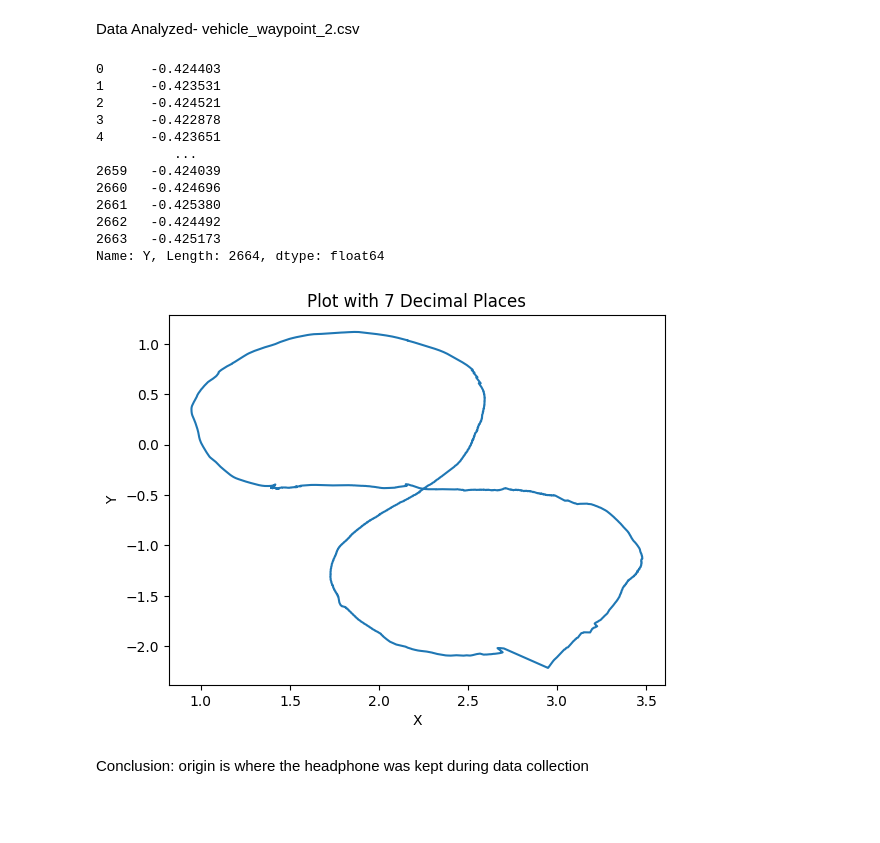
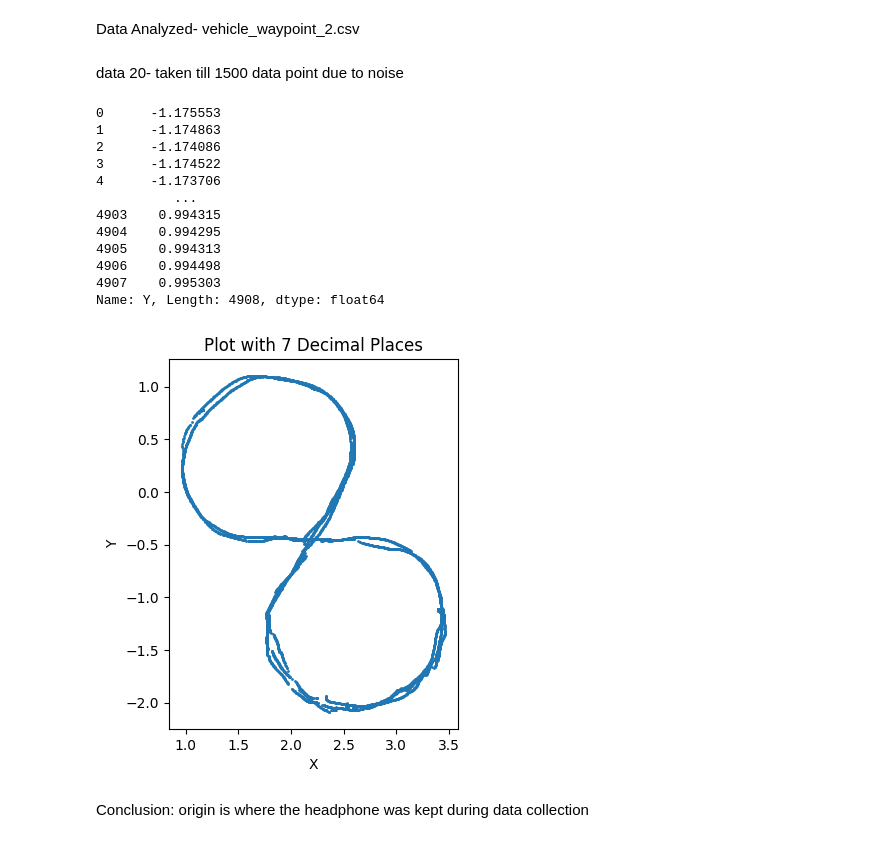
Before and after one commit to shilpa2301/Reinforcement_Learning_project, a Jupyter notebook: Data_visualization/data_visualization.ipynb, the cells around one changed output. Cells and saved outputs as stored; diff of their text form; code cells hidden in the pictures; blank space fills up the shorter version.

Commit message:
dump_interpolated_data

```diff
--- a/Data_visualization/data_visualization.ipynb
+++ b/Data_visualization/data_visualization.ipynb
@@ -1,46 +1,54 @@
 # %% [markdown]
 Data Analyzed- vehicle_waypoint_2.csv
+# %% [markdown]
+data 20- taken till 1500 data point due to noise
 # %%
 import pandas as pd
 
-data=pd.read_csv('/content/vehicle_waypoint_2.csv')
+input_file='/content/vehicle_waypoint_21.csv'
+output_file='/content/interpolated_vehicle_waypoint_21.csv'
+
+data=pd.read_csv(input_file)
 
 data.iloc[:, 1]
 # %% [output]
-0      -0.424403
-1      -0.423531
-2      -0.424521
-3      -0.422878
-4      -0.423651
+0      -1.175553
+1      -1.174863
+2      -1.174086
+3      -1.174522
+4      -1.173706
           ...
-2659   -0.424039
-2660   -0.424696
-2661   -0.425380
-2662   -0.424492
-2663   -0.425173
-Name: Y, Length: 2664, dtype: float64
+4903    0.994315
+4904    0.994295
+4905    0.994313
+4906    0.994498
+4907    0.995303
+Name: Y, Length: 4908, dtype: float64
 # %%
 import matplotlib.pyplot as plt
 import numpy as np
 
 # Create x and y data with 7 decimal places
-x = data.iloc[:, 0]  # Generate x values from 0 to 1
-y = data.iloc[:, 1]   # Calculate corresponding y values (sine wave)
+x = data.iloc[:, 0]
+y = data.iloc[:, 1]
+
+#plt.figure(figsize=(10, 10))
+plt.gca().set_aspect('equal')
 
 # Create a plot
-plt.plot(x, y)
+plt.scatter(x, y, s=1)
 
 # Set labels for the x and y axes
 plt.xlabel('X')
 plt.ylabel('Y')
 
 # Set the title of the plot
 plt.title('Plot with 7 Decimal Places')
 
 # Display the plot
 plt.show()
 # %% [output]
-[figure, old version]
+[figure, new version]
 # %% [markdown]
 Conclusion: origin is where the headphone was kept during data collection
 # %%
```
Also changed, not shown: parts of 9 cells of this notebook.
